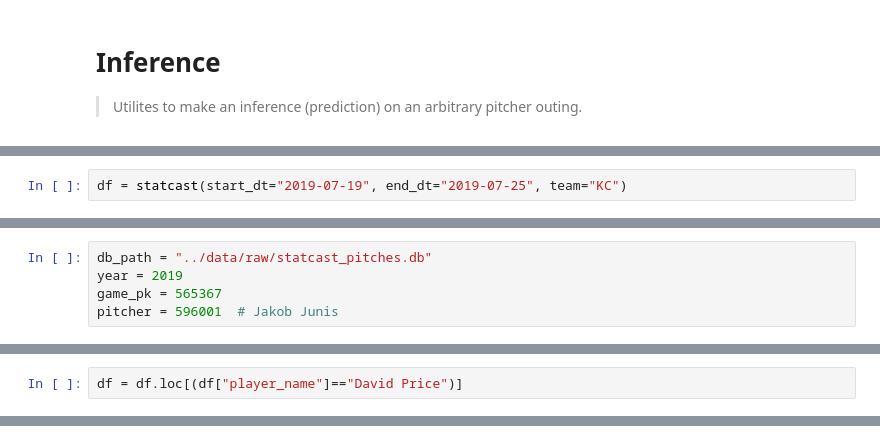
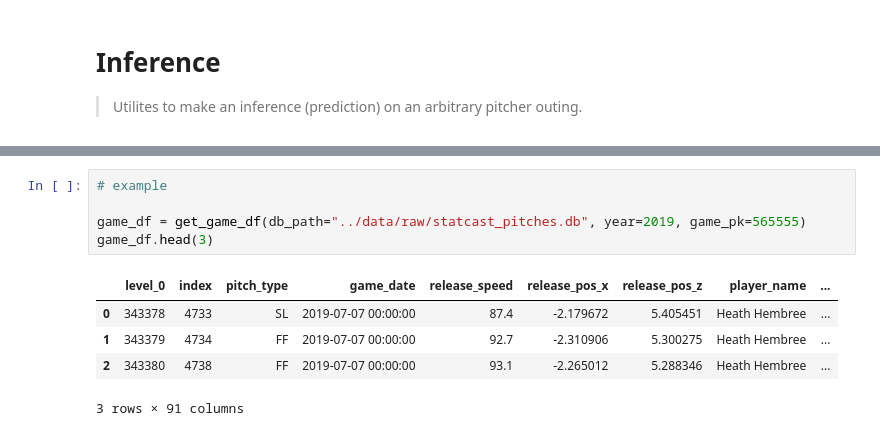
Before and after one commit to collinprather/pull-the-pitcher, a Jupyter notebook: notebooks/04_inference.ipynb, the cells around one changed output, grey strips where cells are left out. Drawn from its saved outputs; the diff is of its cells as text.

```diff
--- a/notebooks/04_inference.ipynb
+++ b/notebooks/04_inference.ipynb
@@ -13,2 +6,0 @@ from pybaseball import statcast
-# %%
-df = statcast(start_dt="2019-07-19", end_dt="2019-07-25", team="KC")
@@ -142,5 +6,0 @@ import pickle
-# %%
-db_path = "../data/raw/statcast_pitches.db"
-year = 2019
-game_pk = 565367
-pitcher = 596001  # Jakob Junis
@@ -288,2 +6,0 @@ tensor([[[0.0199],
-# %%
-df = df.loc[(df["player_name"]=="David Price")]
@@ -293,0 +40,11 @@ df[["game_date", "player_name", "pitch_type", "release_speed", "events", "at_bat
+# %%
+# example
+
+game_df = get_game_df(db_path="../data/raw/statcast_pitches.db", year=2019, game_pk=565555)
+game_df.head(3)
+# %% [output]
+|  | level_0 | index | pitch_type | game_date | release_speed | release_pos_x | release_pos_z | player_name | ... |
+| 0 | 343378 | 4733 | SL | 2019-07-07 00:00:00 | 87.4 | -2.179672 | 5.405451 | Heath Hembree | ... |
+| 1 | 343379 | 4734 | FF | 2019-07-07 00:00:00 | 92.7 | -2.310906 | 5.300275 | Heath Hembree | ... |
+| 2 | 343380 | 4738 | FF | 2019-07-07 00:00:00 | 93.1 | -2.265012 | 5.288346 | Heath Hembree | ... |
+3 rows × 91 columns
```
Also changed, not shown: parts of 48 cells of this notebook, 12 other files.
